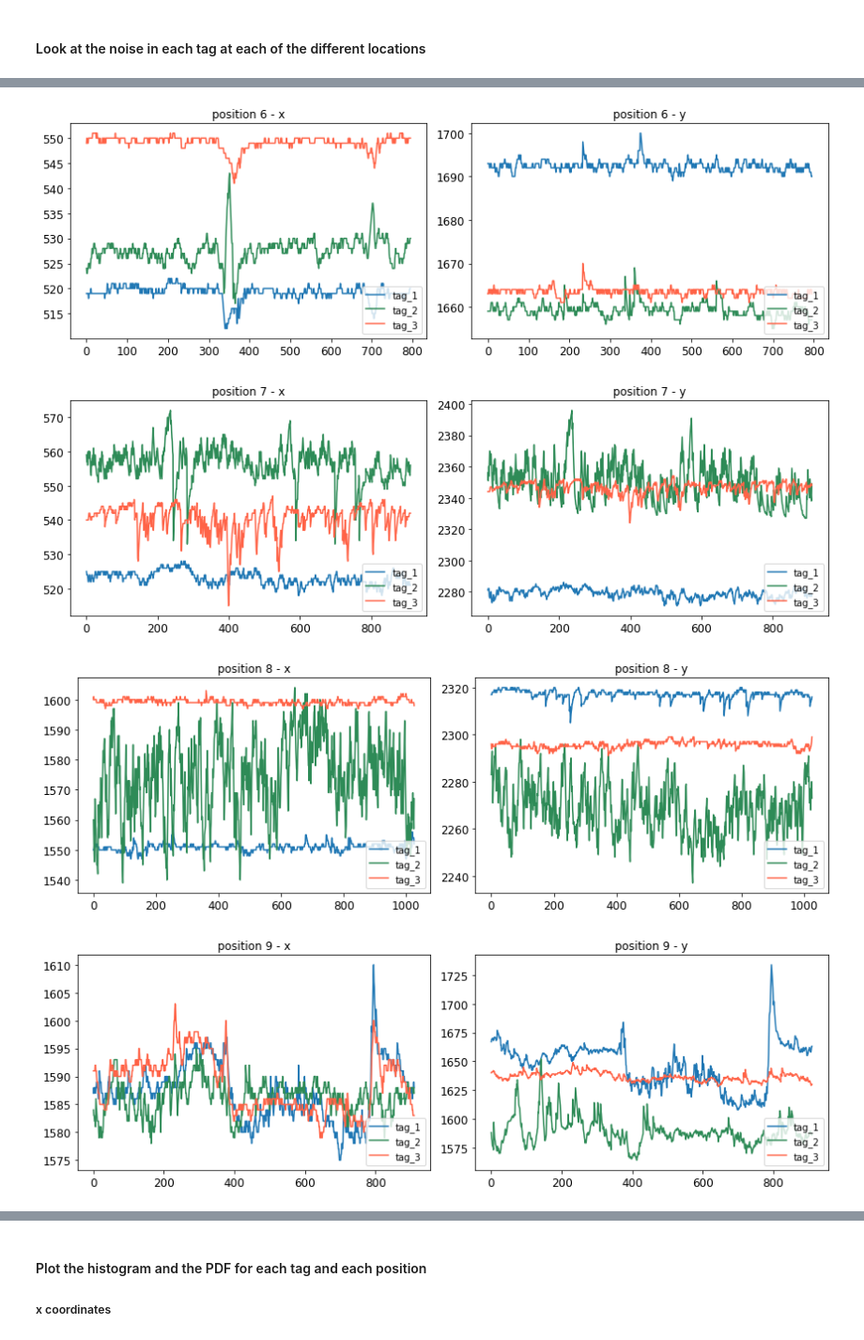
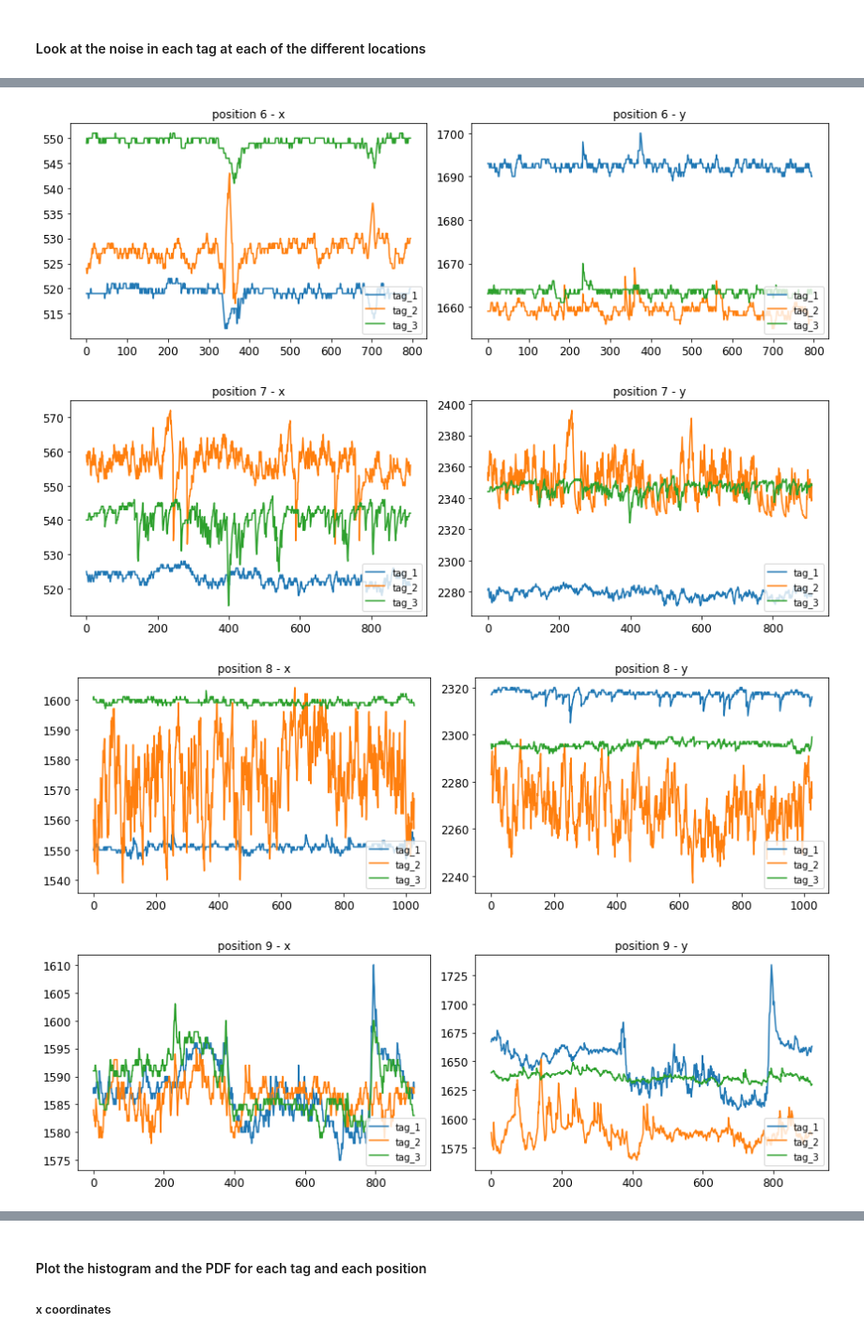
Before and after one commit to shariqak14/indoor_localization, a Jupyter notebook: constraint.ipynb, the cells around one changed output, grey strips where cells are left out. Shown at 94% size. Drawn from its saved outputs; the diff is of its cells as text; code cells hidden in the pictures.

```diff
--- a/constraint.ipynb
+++ b/constraint.ipynb
@@ -114,15 +114,15 @@ for i in data["position"].unique():
 
     fig, axes = plt.subplots(nrows=1, ncols=2, figsize=(12, 4))
 
-    axes[0].plot(tag_1_x, label="tag_1")
-    axes[0].plot(tag_2_x, label="tag_2", color="seagreen")
-    axes[0].plot(tag_3_x, label="tag_3", color="tomato")
+    axes[0].plot(tag_1_x, label="tag_1", color="C0")
+    axes[0].plot(tag_2_x, label="tag_2", color="C1")
+    axes[0].plot(tag_3_x, label="tag_3", color="C2")
     axes[0].legend(loc="lower right")
     axes[0].title.set_text(f"position {i} - x")
 
-    axes[1].plot(tag_1_y, label="tag_1")
-    axes[1].plot(tag_2_y, label="tag_2", color="seagreen")
-    axes[1].plot(tag_3_y, label="tag_3", color="tomato")
+    axes[1].plot(tag_1_y, label="tag_1", color="C0")
+    axes[1].plot(tag_2_y, label="tag_2", color="C1")
+    axes[1].plot(tag_3_y, label="tag_3", color="C2")
     axes[1].legend(loc="lower right")
     axes[1].title.set_text(f"position {i} - y")
 
@@ -137,4 +137,4 @@ for i in data["position"].unique():
-[figure, old version]
+[figure, new version]
-[figure, old version]
+[figure, new version]
-[figure, old version]
+[figure, new version]
-[figure, old version]
+[figure, new version]
```
Also changed, not shown: parts of 1 cell of this notebook, 1 other file.
